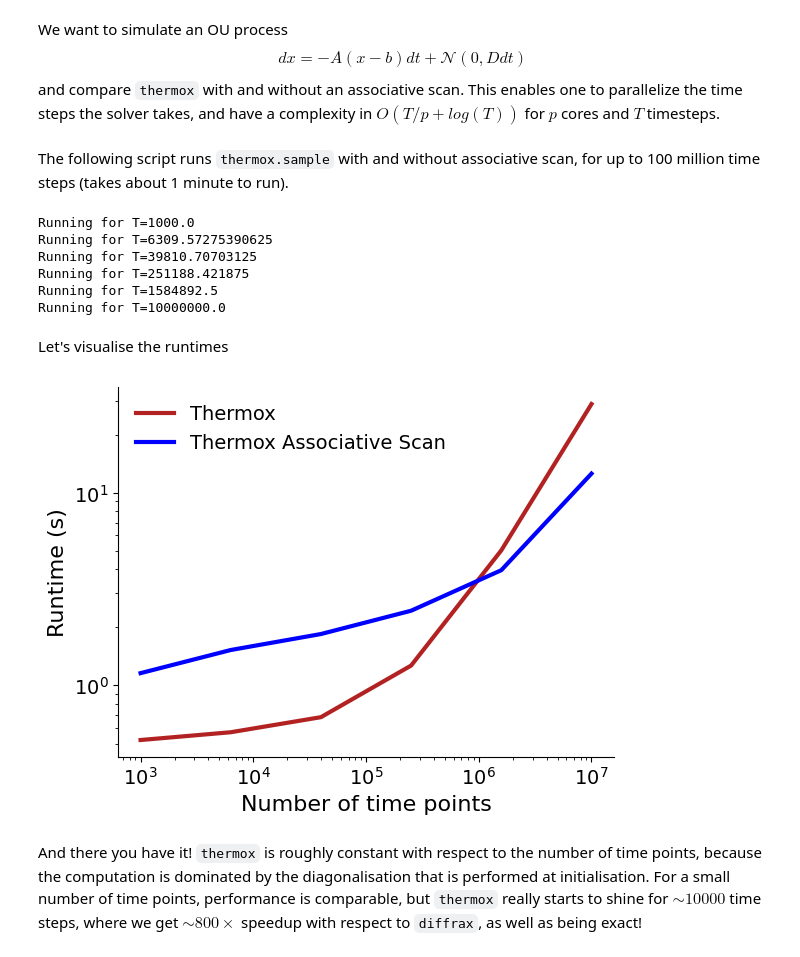
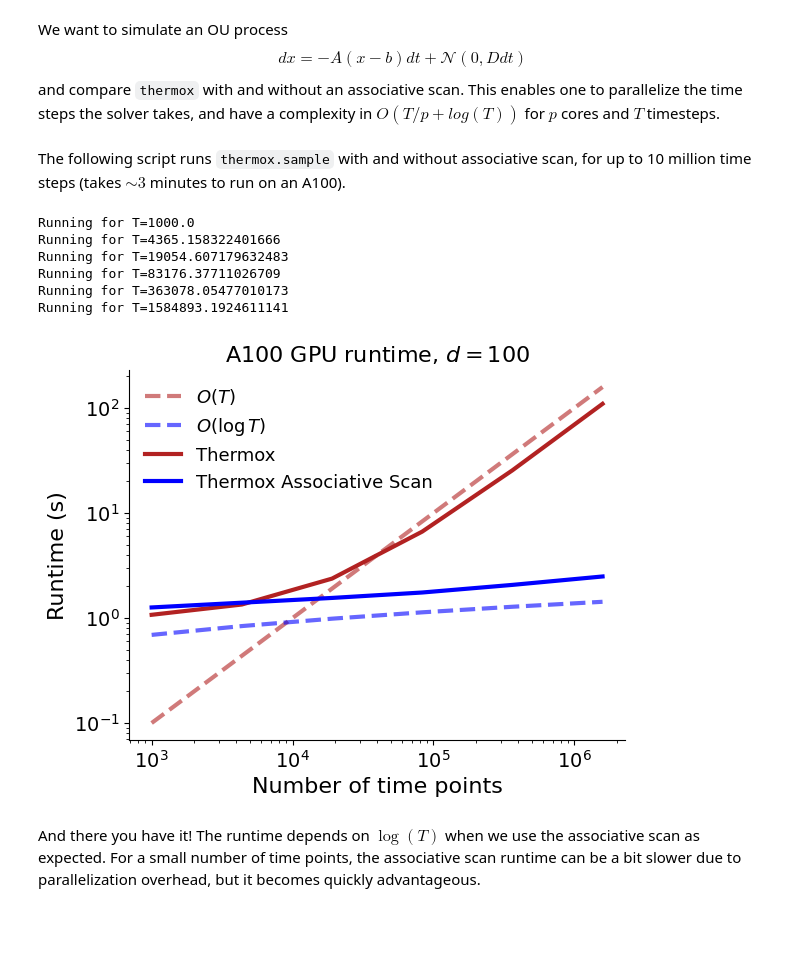
Before and after one commit to normal-computing/thermox, a Jupyter notebook: examples/associative_scan.ipynb, the cells around one changed output. Cells and saved outputs as stored; diff of their text form; code cells hidden in the pictures; blank space fills up the shorter version.

Commit message:
add associative scan runtime plot

```diff
--- a/examples/associative_scan.ipynb
+++ b/examples/associative_scan.ipynb
@@ -47,11 +53,11 @@ def simulate_thermox(rk, ts):
 def simulate_thermox_as(rk, ts):
     return thermox.sample(rk, ts, x0, A, b, D, associative_scan=True)
 # %% [markdown]
-The following script runs `thermox.sample` with and without associative scan, for up to 100 million time steps (takes about 1 minute to run).
+The following script runs `thermox.sample` with and without associative scan, for up to 10 million time steps (takes $\sim3$ minutes to run on an A100).
 # %%
 # Time the two simulators
 # T_range = [10, 100, 1000, 10000]
-T_range = jnp.logspace(3, 7, 6)
+T_range = jnp.logspace(3, 6.2, 6)
 
 # Init run for compilation
 simulate_thermox(key, jnp.arange(2.)).block_until_ready()
@@ -77,35 +83,37 @@ for T in T_range:
     thermox_as_times.append(end - start)
 # %% [output]
 Running for T=1000.0
-Running for T=6309.57275390625
-Running for T=39810.70703125
-Running for T=251188.421875
-Running for T=1584892.5
-Running for T=10000000.0
+Running for T=4365.158322401666
+Running for T=19054.607179632483
+Running for T=83176.37711026709
+Running for T=363078.05477010173
+Running for T=1584893.1924611141
-# %% [markdown]
-Let's visualise the runtimes
 # %%
 linewidth = 3
+fontsize = 16
+plt.title("A100 GPU runtime, $d=100$",fontsize=fontsize)
+
+plt.plot(T_range, 1e-4*T_range, label=r"$O(T)$", color="firebrick", linestyle="--", linewidth=linewidth, alpha=0.6)
+plt.plot(T_range, 1e-1*jnp.log(T_range), label=r"$O(\log T)$", color="blue", linestyle="--", linewidth=linewidth, alpha=0.6)
 plt.plot(T_range, thermox_times, label="Thermox", color="firebrick", linewidth=linewidth)
 plt.plot(T_range, thermox_as_times, label="Thermox Associative Scan", color="blue", linewidth=linewidth)
 
-fontsize = 16
 plt.xlabel("Number of time points", fontsize=fontsize)
 plt.ylabel("Runtime (s)", fontsize=fontsize)
 
-legend_fontsize = 14
+legend_fontsize = 13
 plt.legend(frameon=False, fontsize=legend_fontsize)
 plt.xscale("log")
 plt.yscale("log")
 
 ticks_fontsize = 14
 plt.xticks(fontsize=ticks_fontsize)
 plt.yticks(fontsize=ticks_fontsize)
 
 # Remove top and right spines
 plt.gca().spines["top"].set_visible(False)
 plt.gca().spines["right"].set_visible(False)
 # %% [output]
-[figure, old version]
+[figure, new version]
-# %% [markdown]
-And there you have it! `thermox` is roughly constant with respect to the number of time points, because the computation is dominated by the diagonalisation that is performed at initialisation. For a small number of time points, performance is comparable, but `thermox` really starts to shine for $\sim 10000$ time steps, where we get $\sim 800\times$ speedup with respect to `diffrax`, as well as being exact!
+# %% [markdown]
+And there you have it! The runtime depends on $\log(T)$ when we use the associative scan as expected. For a small number of time points, the associative scan runtime can be a bit slower due to parallelization overhead, but it becomes quickly advantageous.
```
Also changed, not shown: parts of 3 cells of this notebook.
